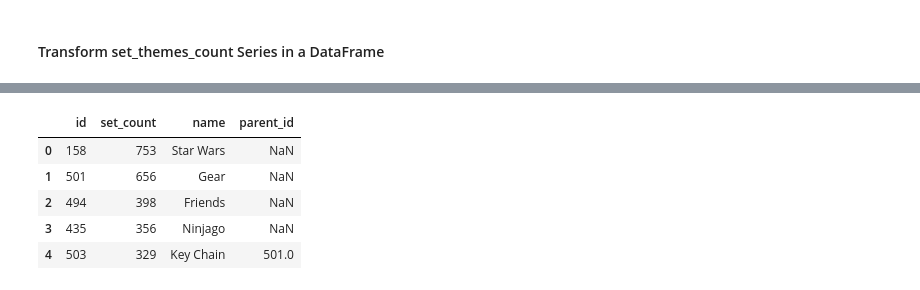
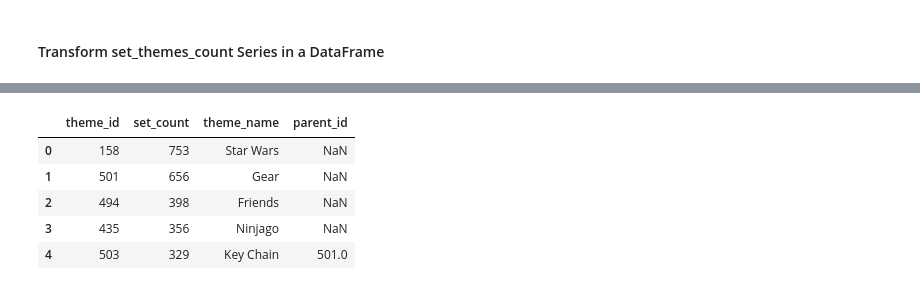
Before and after one commit to Zamir29/100-days-of-Python, a Jupyter notebook: day_74/Lego_Analysis_for_Course.ipynb, the cells around one changed output, grey strips where cells are left out. Saved outputs shown, nothing was run; the diff lists cells and outputs as text; code cells hidden in the pictures.

```diff
--- a/day_74/Lego_Analysis_for_Course.ipynb
+++ b/day_74/Lego_Analysis_for_Course.ipynb
@@ -389,15 +389,21 @@ set_theme_count.head()
 | 2 | 494 | 398 |
 | 3 | 435 | 356 |
 | 4 | 503 | 329 |
-# %%
-merge_df = pd.merge(set_theme_count, themes_df, on='id')
-merge_df[:5]
-# %% [output]
-|  | id | set_count | name | parent_id |
-| 0 | 158 | 753 | Star Wars | NaN |
-| 1 | 501 | 656 | Gear | NaN |
-| 2 | 494 | 398 | Friends | NaN |
-| 3 | 435 | 356 | Ninjago | NaN |
-| 4 | 503 | 329 | Key Chain | 501.0 |
+# %%
+# Merge theme counts with theme metadata, validate keys, and clean up schema
+merge_df = pd.merge(set_theme_count, themes_df, left_on='theme_id', right_on='id')
+
+# Before dropping 'id' column check if the columns are equal otherwise stop
+assert (merge_df['theme_id'] == merge_df['id']).all(), "theme_id and id do not match!"
+
+merge_df = merge_df.drop(columns='id').rename(columns={'name': 'theme_name'})
+merge_df[:5]
+# %% [output]
+|  | theme_id | set_count | theme_name | parent_id |
+| 0 | 158 | 753 | Star Wars | NaN |
+| 1 | 501 | 656 | Gear | NaN |
+| 2 | 494 | 398 | Friends | NaN |
+| 3 | 435 | 356 | Ninjago | NaN |
+| 4 | 503 | 329 | Key Chain | 501.0 |
 # %%
 # Top ten
```
Also changed, not shown: parts of 2 cells of this notebook.
